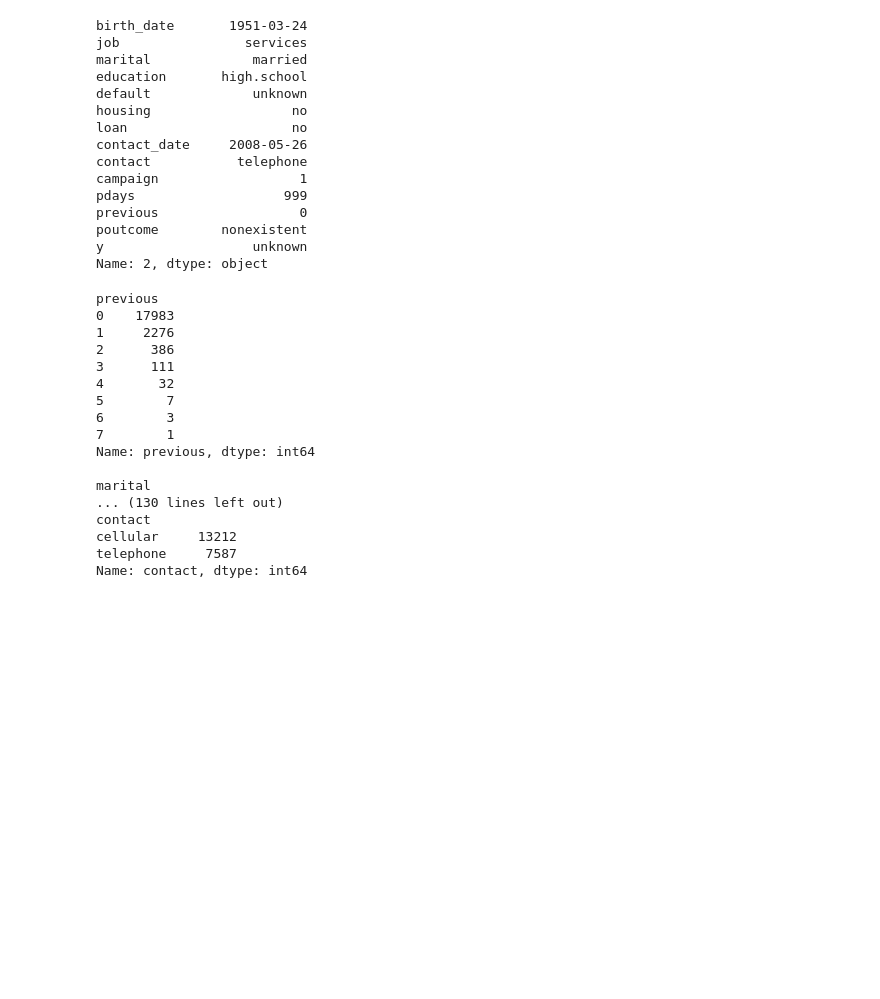
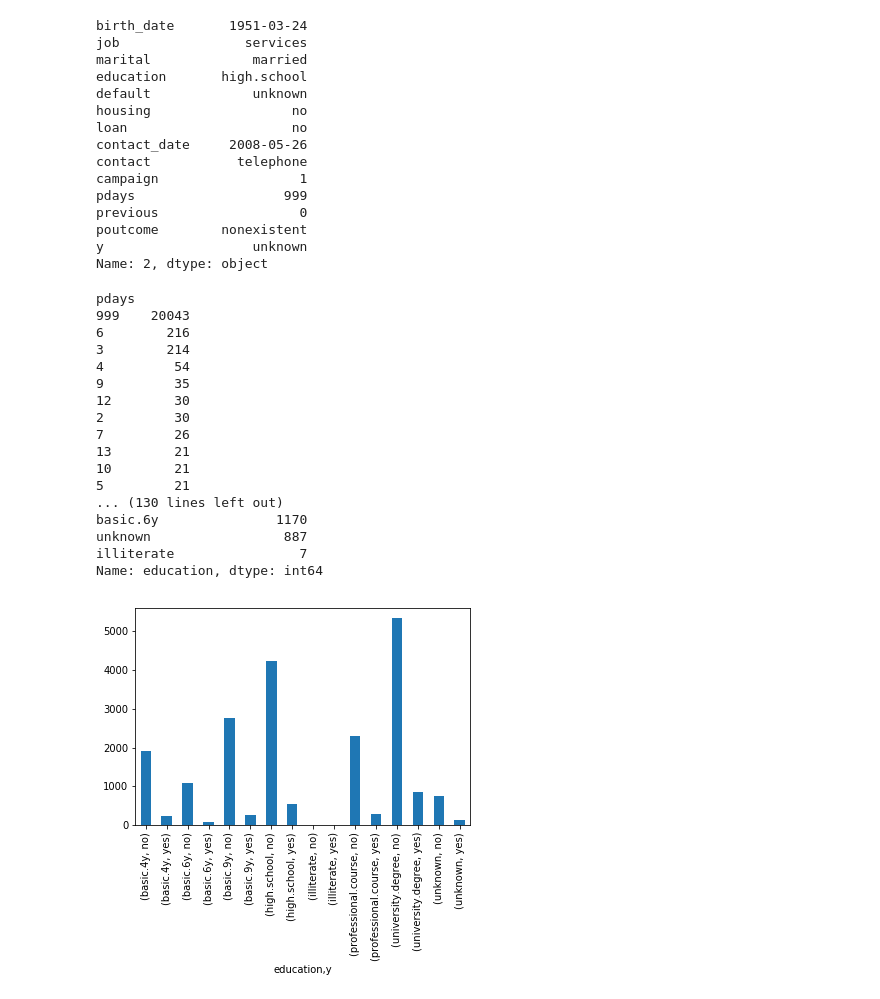
Before and after one commit to mizworski/BankMarketing, a Jupyter notebook: notebooks/data_analysis.ipynb, the cells around one changed output. Drawn from its saved outputs; the diff is of its cells as text; code cells hidden in the pictures; blank space fills up the shorter version.

```diff
--- a/notebooks/data_analysis.ipynb
+++ b/notebooks/data_analysis.ipynb
@@ -37,7 +38,7 @@ Name: 2, dtype: object
 # %%
 # df[:10].apply(lambda r: , axis=1)
 categorical_cols = list(set(df.columns) - set(['birth_date', 'contact_date']))
-df['sum_nan'] = (df[['default', 'loan', 'education', 'housing', 'job']] == 'unknown').sum(axis=1)
+# df['sum_nan'] = (df[['default', 'loan', 'education', 'housing', 'job']] == 'unknown').sum(axis=1)
 # df['sum_0'] = (df[['out1','out2','out3']] == 0).sum(axis=1)
 # %%
 # df['sum_nan']
@@ -48,20 +49,27 @@ for col in categorical_cols:
     print(df_train[col].value_counts())
     print(' ')
 # %% [output]
-previous
-0    17983
-1     2276
-2      386
-3      111
-4       32
-5        7
-6        3
-7        1
-Name: previous, dtype: int64
-
-marital
+pdays
+999    20043
+6        216
+3        214
+4         54
+9         35
+12        30
+2         30
+7         26
+13        21
+10        21
+5         21
 ... (130 lines left out)
-contact
-cellular     13212
-telephone     7587
-Name: contact, dtype: int64
+basic.6y               1170
+unknown                 887
+illiterate                7
+Name: education, dtype: int64
+# %%
+df_known = df[df.y != 'unknown']
+# %%
+df_known.groupby(['education', 'y']).size().plot(kind='bar')
+plt.show()
+# %% [output]
+[figure, added]
```
Also changed, not shown: parts of 7 cells of this notebook, 3 other files.
